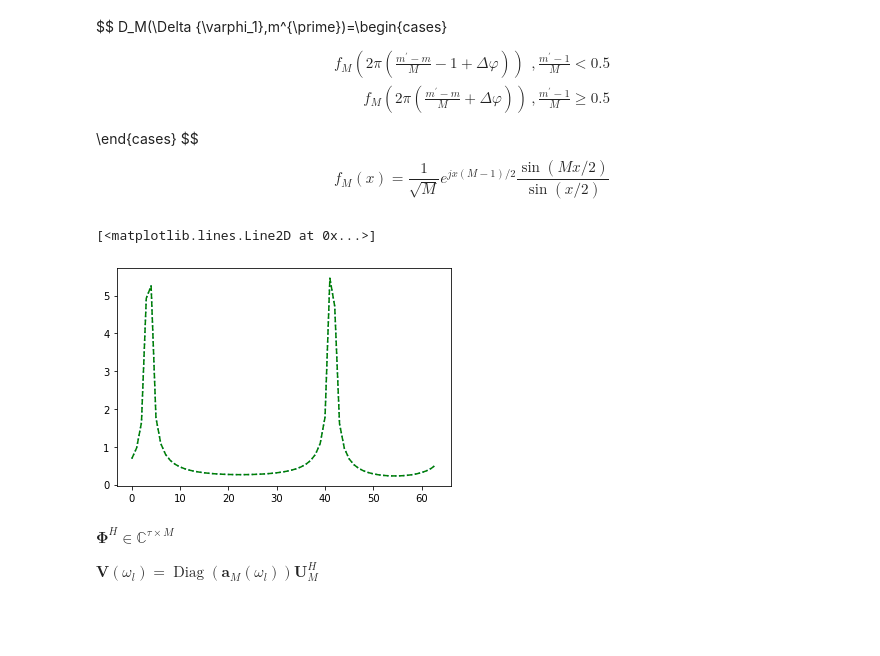
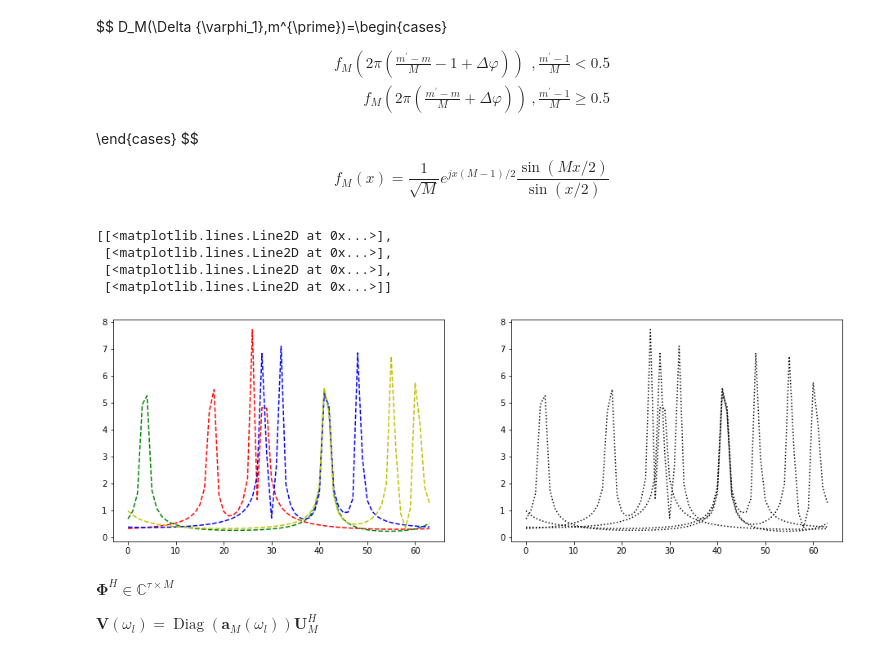
Before and after one commit to Brook1711/RIS-Angular-Domain, a Jupyter notebook: code_main/Alg.ipynb, the cells around one changed output. Cells and saved outputs as stored; diff of their text form; code cells hidden in the pictures; blank space fills up the shorter version.

```diff
--- a/code_main/Alg.ipynb
+++ b/code_main/Alg.ipynb
@@ -160,28 +165,35 @@ $$
 # %%
 ## generate D_M
 def f_N(N, x):
     if abs(x) == 0:
         return N
     else:
         return 1/np.sqrt(N)*cmath.exp(1j*x*(N-1)/2)*(cmath.sin((N)*x/2))/(cmath.sin(x/2))
 
 def generate_DM(M, Delta_varphi):
     DM = np.matrix([np.complex128(0) for m in range(M * M)]).reshape((M,M))
     for col in range(M):
         if col/float(M) < 0.5:
             DM[:,col] = np.array([(f_N(M, 2*np.pi *(m/M - col/M - Delta_varphi[col]) )) for m in range(M)]).reshape(M,1)
         else:
             DM[:,col] = np.array([(f_N(M, 2*np.pi *(m/M - col/M + 1 - Delta_varphi[col]) )) for m in range(M)]).reshape(M,1)
     return DM
 
 DM_varphi = generate_DM(M, Delta_varphi)
 
-DM_mul_x = DM_varphi * np.reshape(np.mat(channel_support_for_all_users[1]), (M,1))
-plt.plot(range(M), np.abs(DM_mul_x), linestyle='dotted')
-plt.plot(range(M), np.abs(a_M_k_DFT[1]), color_list[1],linestyle='dashed')
+DM_mul_x_K = [DM_varphi * np.reshape(np.mat(channel_support_for_all_users[k]), (M,1)) for k in range(K)]
+
+plt.figure(figsize=(16, 5))
+plt.subplot(1,2,1)
+[plt.plot(range(M), np.abs(a_M_k_DFT[k]), color_list[k],linestyle='dashed') for k in range(K)]
+plt.subplot(1,2,2)
+[plt.plot(range(M), np.abs(DM_mul_x_K[k]), linestyle='dotted', color='black') for k in range(K)]
 # %% [output]
-[<matplotlib.lines.Line2D at 0x...>]
+[[<matplotlib.lines.Line2D at 0x...>],
+ [<matplotlib.lines.Line2D at 0x...>],
+ [<matplotlib.lines.Line2D at 0x...>],
+ [<matplotlib.lines.Line2D at 0x...>]]
-[figure, old version]
+[figure, new version]
 # %% [markdown]
 
 
```
Also changed, not shown: parts of 5 cells of this notebook, 1 other file.
